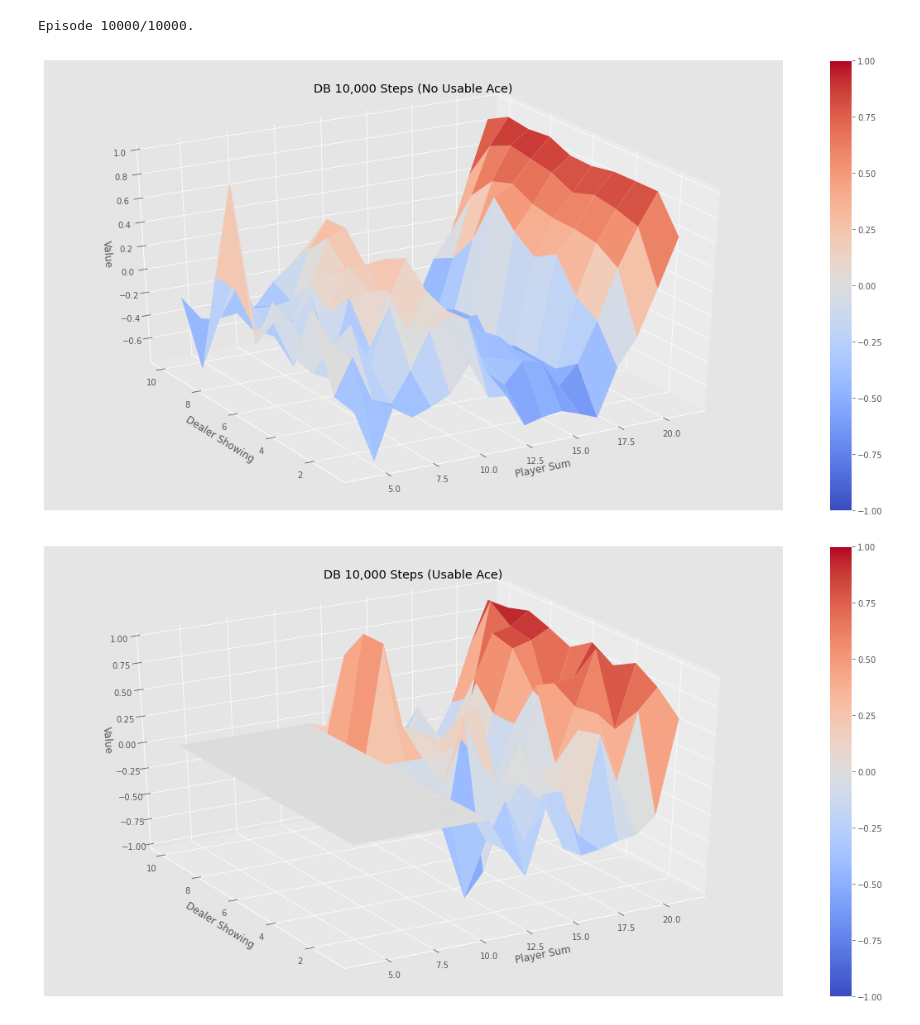
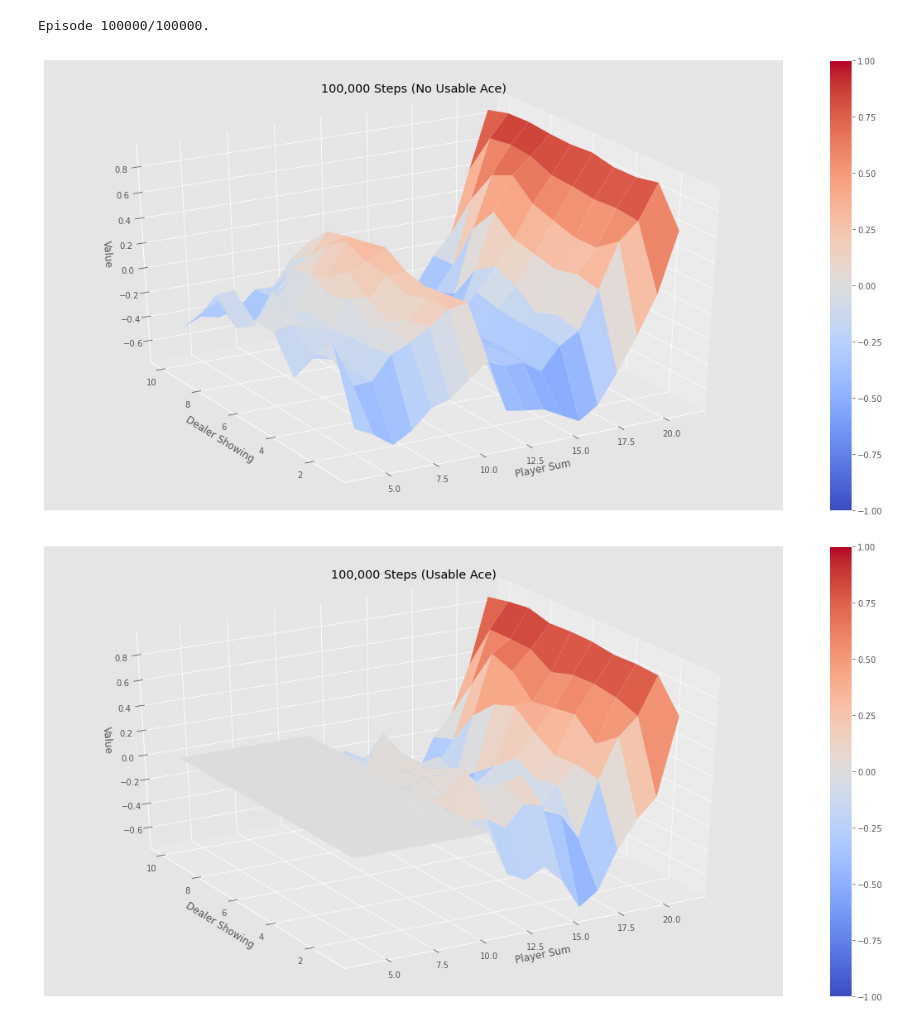
Before and after one commit to learningparity/DT112U, a Jupyter notebook: MonteCarlo/MC Prediction Solution.ipynb, the cells around one changed output. Cells and saved outputs as stored; diff of their text form; code cells hidden in the pictures.

Commit message:
Finished the MC methods!
Code in .py files.
Notebook files .ipynb for plotting.

```diff
--- a/MonteCarlo/MC Prediction Solution.ipynb
+++ b/MonteCarlo/MC Prediction Solution.ipynb
@@ -24,10 +23,10 @@ Episode 10000/10000.
 # %%
-V_10k = first_visit_mc_prediction(basic_policy, env, num_episodes=10000, update_V=update_V_DB)
-plotting.plot_value_function(V_10k, title="DB 10,000 Steps")
+V_10k = first_visit_mc_prediction(basic_policy, env, num_episodes=100000)
+plotting.plot_value_function(V_10k, title="100,000 Steps")
 # %% [output]
-Episode 10000/10000.
+Episode 100000/100000.
-[figure, old version]
+[figure, new version]
-[figure, old version]
+[figure, new version]
 # %%
 V_500k = first_visit_mc_prediction(basic_policy, env, num_episodes=500000)
 plotting.plot_value_function(V_500k, title="500,000 Steps")
```
Also changed, not shown: parts of 3 cells of this notebook, 6 other files.
